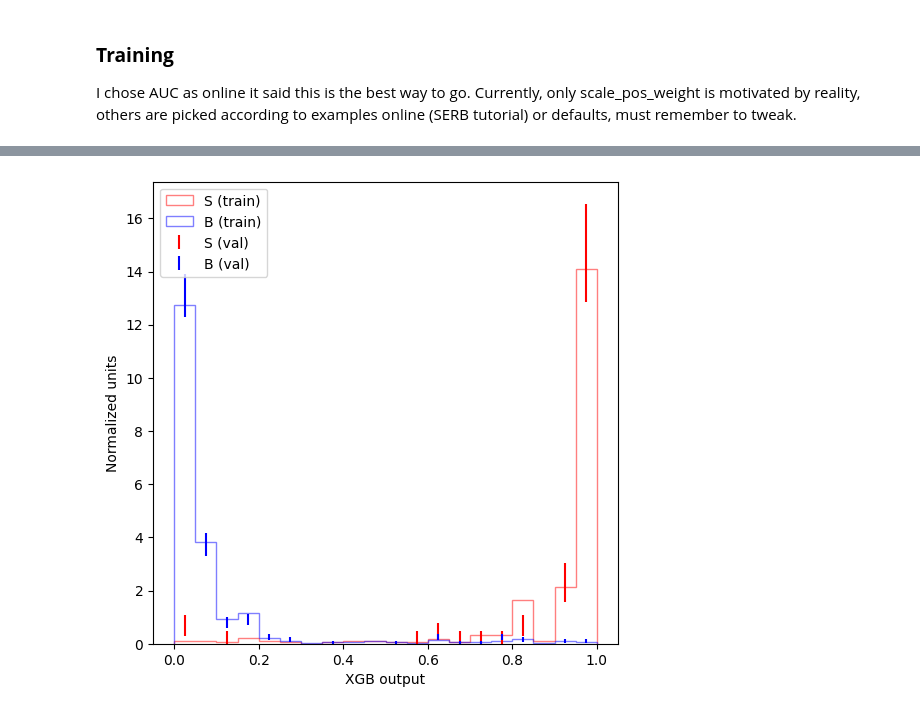
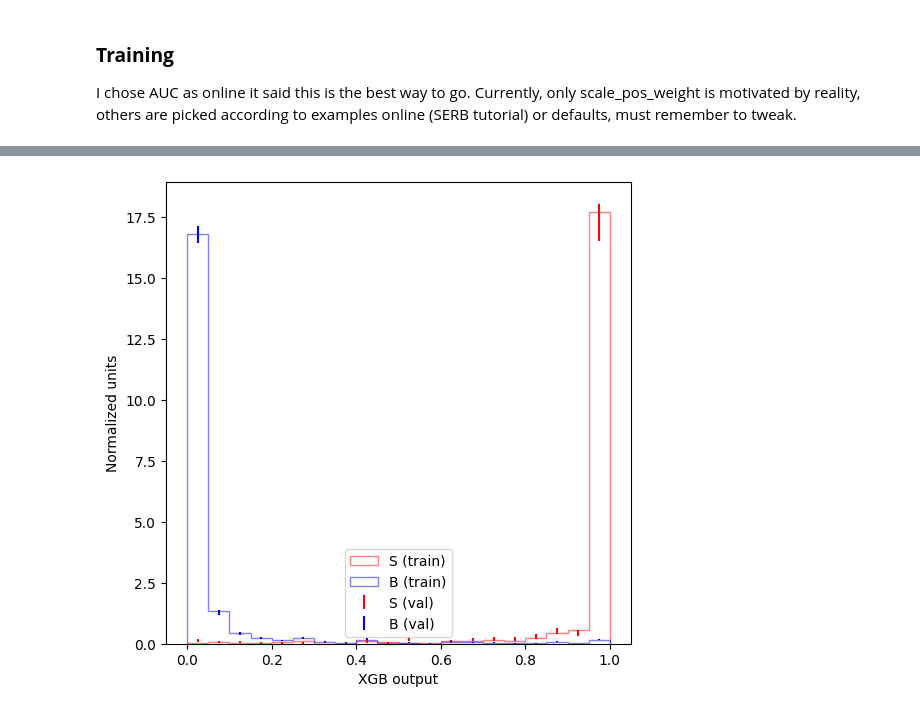
Before and after one commit to nalted/Masters-Project-Public, a Jupyter notebook: projectxg/xgboost_tutorial.ipynb, the cells around one changed output, grey strips where cells are left out. Cells and saved outputs as stored; diff of their text form; code cells hidden in the pictures.

```diff
--- a/projectxg/xgboost_tutorial.ipynb
+++ b/projectxg/xgboost_tutorial.ipynb
@@ -21,8 +17,12 @@ Error in <TExMap::Add>: key 140310319731328 is not unique
 # %%
 input_files = [
-    "/home/user321/pythia8NCDIS_18x275_minQ2=1_beamEffects_xAngle=-0.025_hiDiv_5.2276.eicrecon.edm4eic.root"
-    #"/home/user321/pythia8NCDIS_18x275_minQ2=1_beamEffects_xAngle=-0.025_hiDiv_5.2275.eicrecon.edm4eic.root",
-    #"/home/user321/pythia8NCDIS_18x275_minQ2=1_beamEffects_xAngle=-0.025_hiDiv_5.2274.eicrecon.edm4eic.root"
+    "/home/user321/pythia8NCDIS_18x275_minQ2=1_beamEffects_xAngle=-0.025_hiDiv_5.2276.eicrecon.edm4eic.root",
+    "/home/user321/pythia8NCDIS_18x275_minQ2=1_beamEffects_xAngle=-0.025_hiDiv_5.2275.eicrecon.edm4eic.root",
+    "/home/user321/pythia8NCDIS_18x275_minQ2=1_beamEffects_xAngle=-0.025_hiDiv_5.2274.eicrecon.edm4eic.root",
+    "/home/user321/pythia8NCDIS_18x275_minQ2=1_beamEffects_xAngle=-0.025_hiDiv_5.2273.eicrecon.edm4eic.root",
+    "/home/user321/pythia8NCDIS_18x275_minQ2=1_beamEffects_xAngle=-0.025_hiDiv_5.2272.eicrecon.edm4eic.root",
+    "/home/user321/pythia8NCDIS_18x275_minQ2=1_beamEffects_xAngle=-0.025_hiDiv_5.2271.eicrecon.edm4eic.root",
+    "/home/user321/pythia8NCDIS_18x275_minQ2=1_beamEffects_xAngle=-0.025_hiDiv_5.2270.eicrecon.edm4eic.root",
 ]
 
 trees = [uproot.open(f)["events"] for f in input_files]
@@ -213,6 +213,10 @@ def find_greatest_pt(pt_array):
             event_flags = [i == max_index for i in range(len(event_pt))]
             is_leading.append(event_flags)
     return ak.Array(is_leading)
+# %%
+# greatest pt
+
+is_leading_pt = find_greatest_pt(pt)
 # %% [markdown]
 ### **Greatest $p_{T}$**
 
@@ -268,15 +272,16 @@ print(scale_pos_weight)
 4.575688073394495
 # %%
 from sklearn.model_selection import train_test_split
-X = np.asarray(X_df[["E_over_p", "isolation_frac", "is_leading_pt"]])
+X = np.asarray(X_df[["E_over_p", "isolation_frac", "is_leading_pt", "charge"]])
 y = np.asarray(y)
 
 X_train, X_val, y_train, y_val = train_test_split(
     X, y, test_size=0.2, stratify=y, random_state=42
 )
 
-dtrain = xgb.DMatrix(X_train, label=y_train)
-dval   = xgb.DMatrix(X_val, label=y_val)
+feature_names = ["E_over_p", "isolation_frac", "is_leading_pt", "charge"]
+dtrain = xgb.DMatrix(X_train, label=y_train, feature_names=feature_names)
+dval   = xgb.DMatrix(X_val, label=y_val, feature_names=feature_names)
 
 params = {
     "objective": "binary:logistic",
@@ -285,7 +290,7 @@ params = {
     "max_depth": 4,
     "subsample": 0.8,
     "colsample_bytree": 1.0,
-    "scale_pos_weight": 4.5
+    "scale_pos_weight": scale_pos_weight
 }
 watch = [(dtrain, "train"), (dval, "val")]
 bst = xgb.train(params, dtrain, num_boost_round=200, evals=watch, early_stopping_rounds=20)
@@ -356,8 +361,8 @@ validation AUC: 0.968
 # %%
-def compare_train_test(model, X_train, y_train, X_test, y_test, bins=20):
+def compare_train_test(model, X_train, y_train, X_test, y_test, feature_names, bins=20):
     decisions = []
     for X, y in ((X_train, y_train), (X_test, y_test)):
-        scores = model.predict(xgb.DMatrix(X))
+        scores = model.predict(xgb.DMatrix(X, feature_names=feature_names))
         d1 = scores[y > 0.5].ravel()
         d2 = scores[y < 0.5].ravel()
         decisions += [d1, d2]
@@ -365,32 +370,32 @@ def compare_train_test(model, X_train, y_train, X_test, y_test, bins=20):
     plt.subplots(figsize=(6, 6))
     plt.hist(decisions[0],
              color="r", alpha=0.5, range=(0, 1), bins=bins,
              histtype="step", density=1,
              label="S (train)")
     plt.hist(decisions[1],
              color="b", alpha=0.5, range=(0, 1), bins=bins,
              histtype="step", density=1,
              label="B (train)")
 
     hist, bins = np.histogram(decisions[2], bins=bins, range=(0, 1), density=1)
     scale = len(decisions[2]) / sum(hist)
     err = np.sqrt(hist * scale) / scale
 
     width = (bins[1] - bins[0])
     center = (bins[:-1] + bins[1:]) / 2
     plt.errorbar(center, hist, yerr=err, fmt="none", c="r", label="S (val)")
 
     hist, bins = np.histogram(decisions[3], bins=bins, range=(0, 1), density=1)
     scale = len(decisions[3]) / sum(hist)
     err = np.sqrt(hist * scale) / scale
 
     plt.errorbar(center, hist, yerr=err, fmt="none", c="b", label="B (val)")
 
     plt.xlabel("XGB output")
     plt.ylabel("Normalized units")
     plt.legend(loc="best")
     plt.savefig("Xgboutput.png", bbox_inches="tight")
 
-compare_train_test(bst, X_train, y_train, X_val, y_val)
+compare_train_test(bst, X_train, y_train, X_val, y_val, feature_names)
 # %% [output]
-[figure, old version]
+[figure, new version]
```
Also changed, not shown: parts of 5 cells of this notebook.
